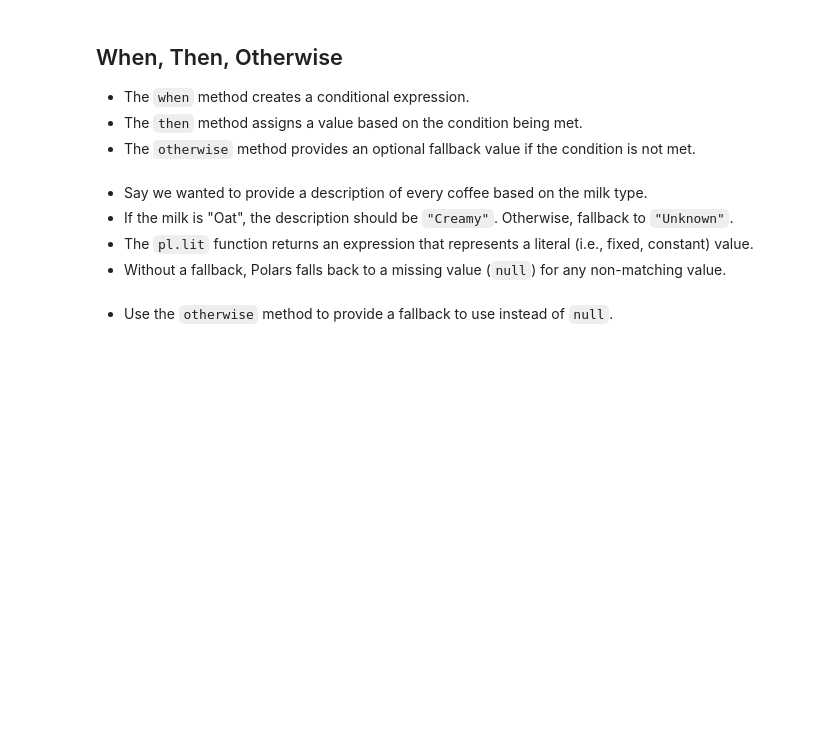
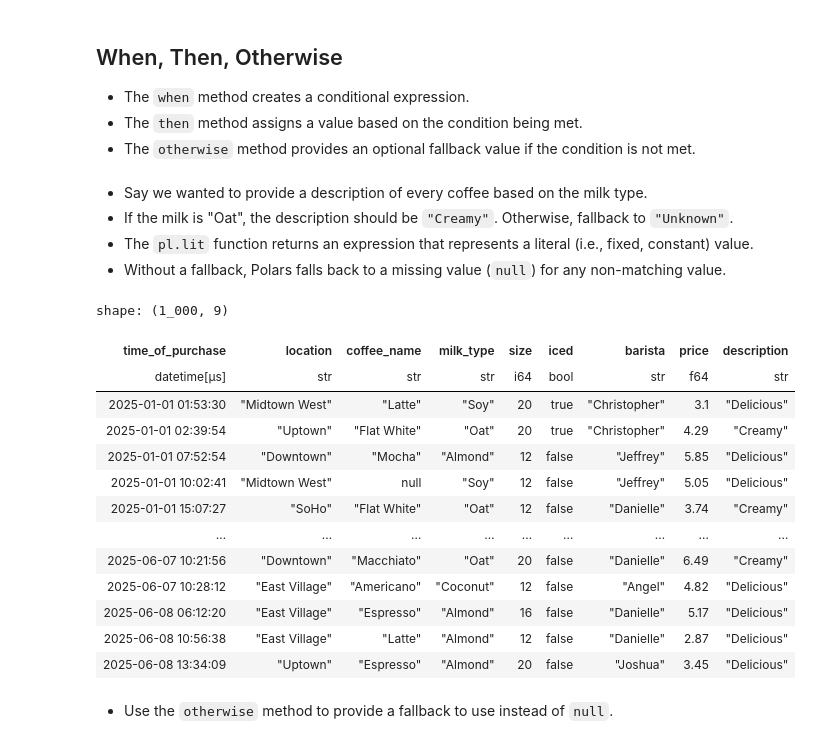
Before and after one commit to yaowenqiang/Data-Analysis-with-Polars-and-Python, a Jupyter notebook: incomplete/06 - DataFrames III - Filtering.ipynb, the cells around one changed output. Saved outputs shown, nothing was run; the diff lists cells and outputs as text; code cells hidden in the pictures; blank space fills up the shorter version.

```diff
--- a/incomplete/06 - DataFrames III - Filtering.ipynb
+++ b/incomplete/06 - DataFrames III - Filtering.ipynb
@@ -1002,3 +1089,5 @@ shape: (45, 8)
 - The `filter` method includes rows that satisfy an expression.
 - The `remove` method _excludes_ rows that satisfy an expression.
 - The `remove` method performs the inverse logic of the `filter` method.
+# %%
+coffees.remove(pl.col("size") != 12)
@@ -1004,0 +1109,2 @@ shape: (45, 8)
+# %%
+coffees.filter(pl.col("size") != 12).equals(coffees.remove(pl.col("size") == 12))
@@ -1014,3 +1122,9 @@ shape: (45, 8)
 - Polars will remove rows where the `size` is 12 and the `barista` is either "Christopher" or "Erica".
 - Polars will keep rows with a size of 12 and a barista who is not Christopher or Erica.
 - Polars will keep rows with a barista of Christopher or Erica and a size not equal to 12.
+# %%
+coffees.remove(
+    (pl.col("size") == 12) & (pl.col("barista").is_in(["Christopher", "Erica"]))
+)
+
+coffees.remove(pl.col("size") == 12, pl.col("barista").is_in(["Christopher", "Erica"]))
@@ -1041,6 +1268,28 @@ shape: (45, 8)
 - If the milk is "Oat", the description should be `"Creamy"`. Otherwise, fallback to `"Unknown"`.
 - The `pl.lit` function returns an expression that represents a literal (i.e., fixed, constant) value.
 - Without a fallback, Polars falls back to a missing value (`null`) for any non-matching value.
+# %%
+coffees.with_columns(
+    pl.when(pl.col("milk_type") == "Oat")
+    .then(pl.lit("Creamy"))
+    .otherwise(pl.lit("Delicious"))
+    .alias("description")
+)
+# %% [output]
+shape: (1_000, 9)
+| time_of_purchase | location | coffee_name | milk_type | size | iced | barista | price | description |
+| datetime[μs] | str | str | str | i64 | bool | str | f64 | str |
+| 2025-01-01 01:53:30 | "Midtown West" | "Latte" | "Soy" | 20 | true | "Christopher" | 3.1 | "Delicious" |
+| 2025-01-01 02:39:54 | "Uptown" | "Flat White" | "Oat" | 20 | true | "Christopher" | 4.29 | "Creamy" |
+| 2025-01-01 07:52:54 | "Downtown" | "Mocha" | "Almond" | 12 | false | "Jeffrey" | 5.85 | "Delicious" |
+| 2025-01-01 10:02:41 | "Midtown West" | null | "Soy" | 12 | false | "Jeffrey" | 5.05 | "Delicious" |
+| 2025-01-01 15:07:27 | "SoHo" | "Flat White" | "Oat" | 12 | false | "Danielle" | 3.74 | "Creamy" |
+| … | … | … | … | … | … | … | … | … |
+| 2025-06-07 10:21:56 | "Downtown" | "Macchiato" | "Oat" | 20 | false | "Danielle" | 6.49 | "Creamy" |
+| 2025-06-07 10:28:12 | "East Village" | "Americano" | "Coconut" | 12 | false | "Angel" | 4.82 | "Delicious" |
+| 2025-06-08 06:12:20 | "East Village" | "Espresso" | "Almond" | 16 | false | "Danielle" | 5.17 | "Delicious" |
+| 2025-06-08 10:56:38 | "East Village" | "Latte" | "Almond" | 12 | false | "Danielle" | 2.87 | "Delicious" |
+| 2025-06-08 13:34:09 | "Uptown" | "Espresso" | "Almond" | 20 | false | "Joshua" | 3.45 | "Delicious" |
 # %% [markdown]
 - Use the `otherwise` method to provide a fallback to use instead of `null`.
 # %% [markdown]
```
Also changed, not shown: parts of 20 cells of this notebook.
